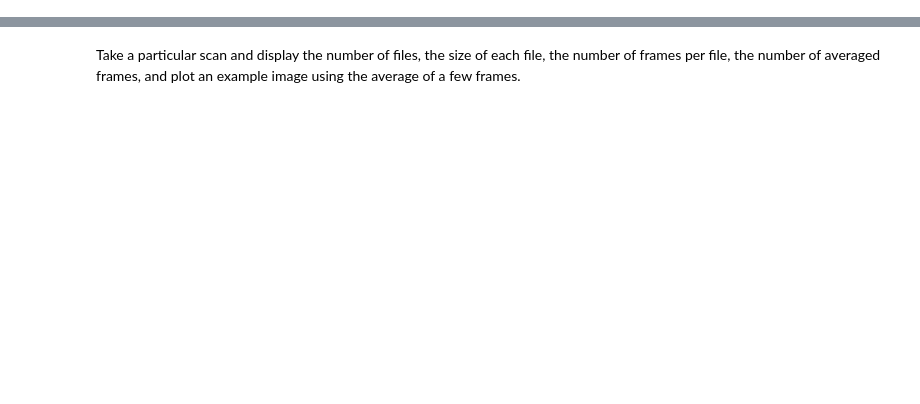
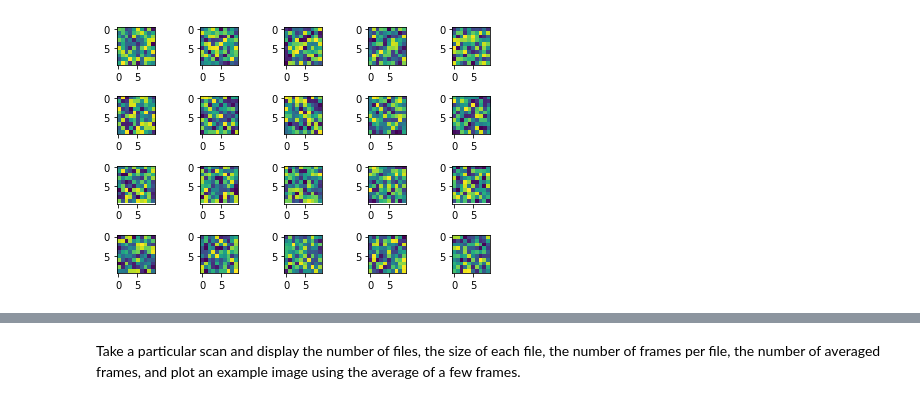
Before and after one commit to TaliahMu/local, a Jupyter notebook: python1.ipynb, the cells around one changed output, grey strips where cells are left out. Cells and saved outputs as stored; diff of their text form; code cells hidden in the pictures; blank space fills up the shorter version.

```diff
--- a/python1.ipynb
+++ b/python1.ipynb
@@ -0,0 +33,9 @@
+# %%
+fig, axs = plt.subplots(4,5)
+
+for ax in axs.ravel():   # flatten and visit one ax at a time
+    x = np.random.random((10,10))
+    ax.imshow(x)
+fig.tight_layout()
+# %% [output]
+[figure, added]
```
Also changed, not shown: parts of 16 cells of this notebook.
